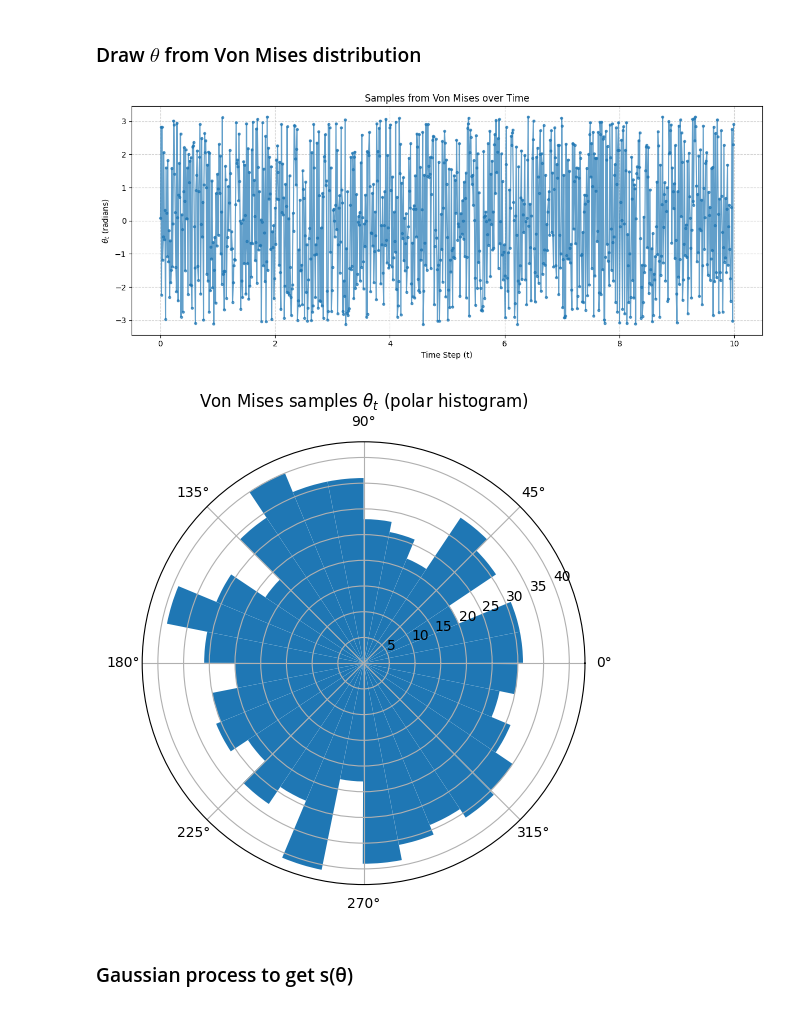
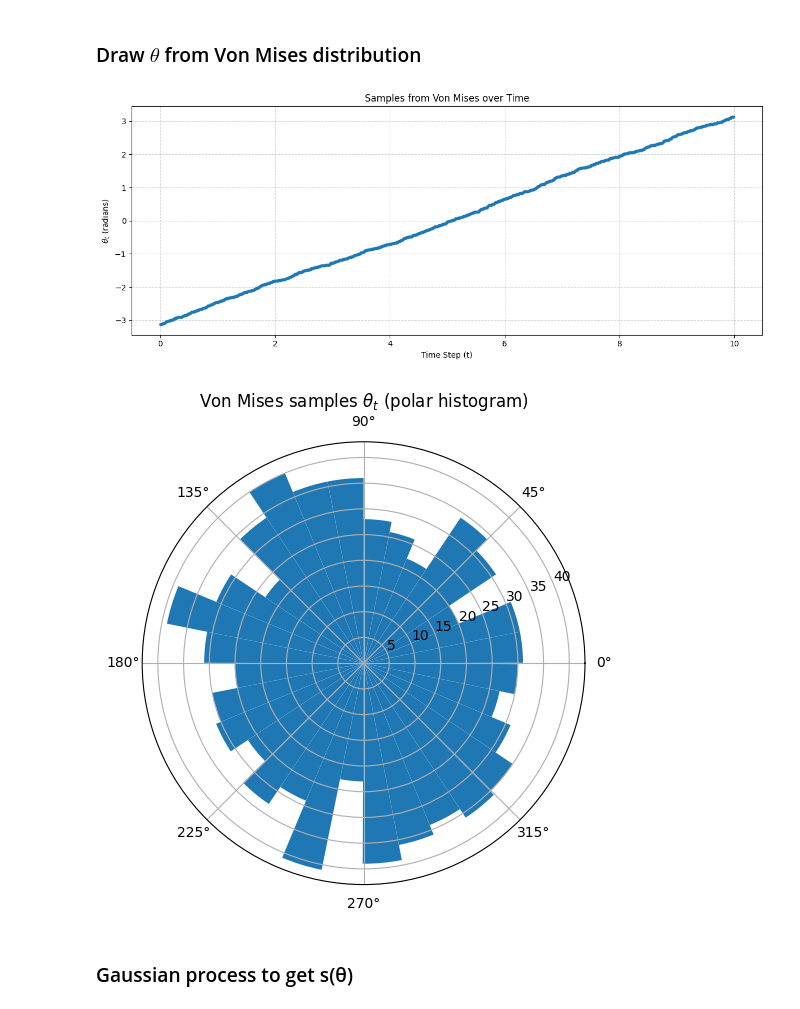
Before and after one commit to neuralalgorithms/representational-drift, a Jupyter notebook: OU_process.ipynb, the cells around one changed output. Drawn from its saved outputs; the diff is of its cells as text; code cells hidden in the pictures.

Commit message:
minor fix in the order of the theta

```diff
--- a/OU_process.ipynb
+++ b/OU_process.ipynb
@@ -155,13 +155,17 @@ gp_seed= 2
 ### Draw $\theta$ from Von Mises distribution
 # %%
 t, theta = simulate_vonmises_tseries(n_steps=T, mu=np.deg2rad(mu_deg), kappa=kappa, dt=dt, seed=theta_seed)
+
+# sorting theta from small to large
+sort_idx = np.argsort(theta)
+theta = theta[sort_idx]
 
 # visualize vonmises
 
 plot_vomises_ts(t, theta)
 plot_polar_hist(theta, bins=32)
 # %% [output]
-[figure, old version]
+[figure, new version]
 [figure]
 # %% [markdown]
 ### Gaussian process to get s(θ)
```
Also changed, not shown: parts of 6 cells of this notebook.
